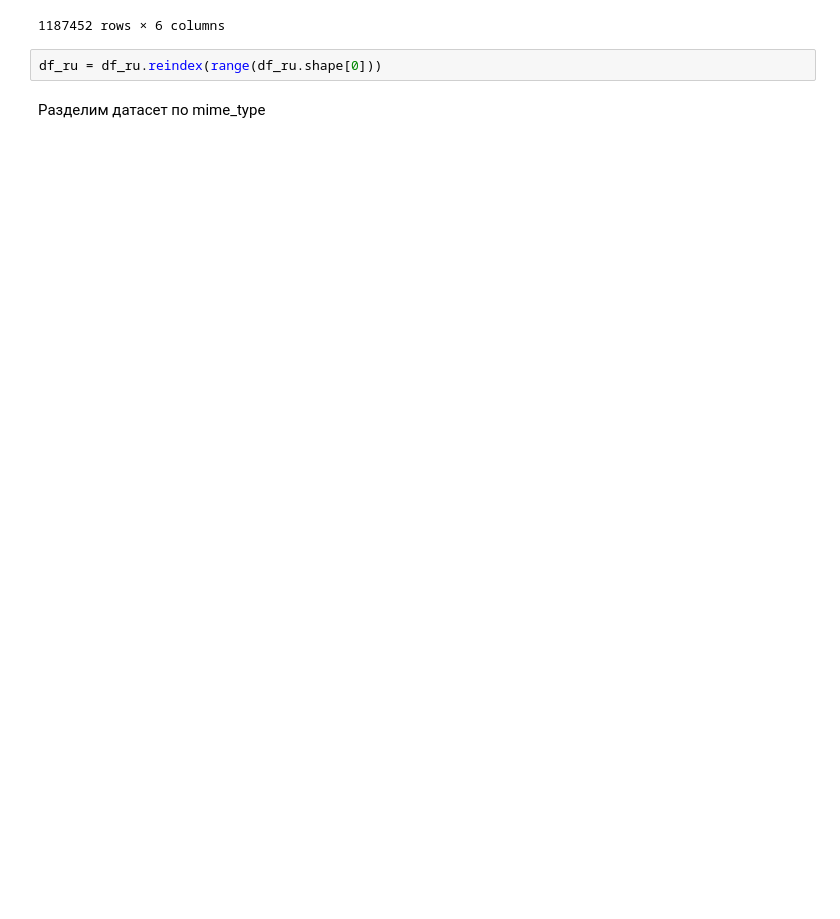
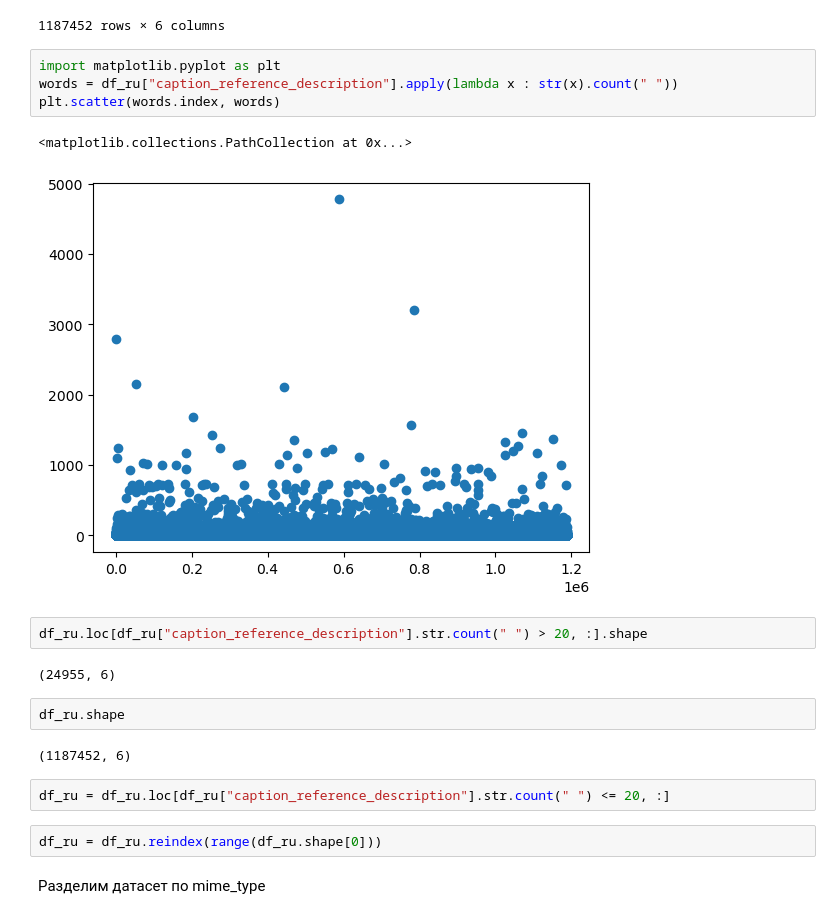
Before and after one commit to Technolog796/RuSigLIP, a Jupyter notebook: data/wiki.ipynb, the cells around one changed output. Drawn from its saved outputs; the diff is of its cells as text; blank space fills up the shorter version.

```diff
--- a/data/wiki.ipynb
+++ b/data/wiki.ipynb
@@ -437,6 +456,23 @@ df_ru
 | 1531909 | ru | https://upload.wikimedia.org/wiki... | Воинские звания и знаки различия ... | Союз Советских Социалистических Р... | Союз Советских Социалистических Р... | image/png |
 | 1531911 | ru | https://upload.wikimedia.org/wiki... | Быстряги (Кировская область) | ул.Привокзальная | ул.Привокзальная | image/jpeg |
 1187452 rows × 6 columns
+# %%
+import matplotlib.pyplot as plt
+words = df_ru["caption_reference_description"].apply(lambda x : str(x).count(" "))
+plt.scatter(words.index, words)
+# %% [output]
+<matplotlib.collections.PathCollection at 0x...>
+[figure, added]
+# %%
+df_ru.loc[df_ru["caption_reference_description"].str.count(" ") > 20, :].shape
+# %% [output]
+(24955, 6)
+# %%
+df_ru.shape
+# %% [output]
+(1187452, 6)
+# %%
+df_ru = df_ru.loc[df_ru["caption_reference_description"].str.count(" ") <= 20, :]
 # %%
 df_ru = df_ru.reindex(range(df_ru.shape[0]))
 # %% [markdown]
```
Also changed, not shown: parts of 7 cells of this notebook.
